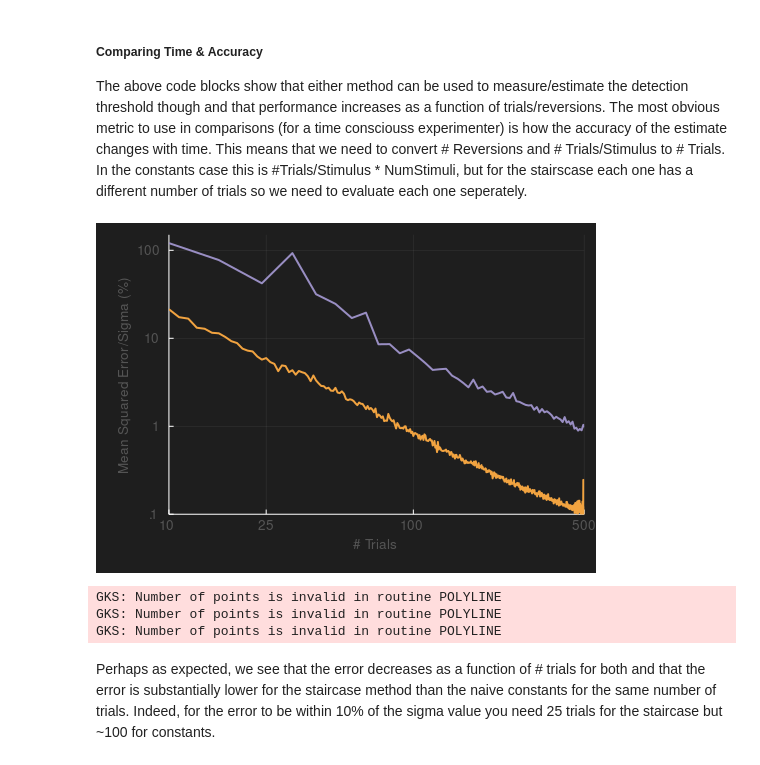
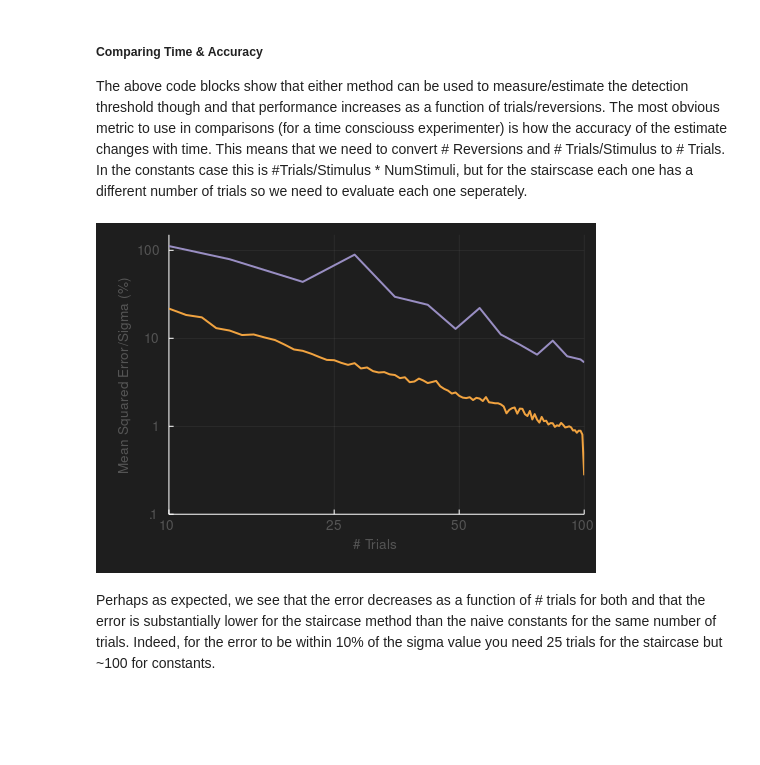
Before and after one commit to CMGreenspon/BCIDetectionThresholdSimulations, a Jupyter notebook: DetectionThresholdNotebook.ipynb, the cells around one changed output. Cells and saved outputs as stored; diff of their text form; code cells hidden in the pictures; blank space fills up the shorter version.

```diff
--- a/DetectionThresholdNotebook.ipynb
+++ b/DetectionThresholdNotebook.ipynb
@@ -105,7 +105,7 @@ Importantly, each criterion will converge at a different location as will the ta
 # %%
 criterion = [3,1]
 num_afc = 2;
-num_perms = 10000
+num_stair_perms = num_perms * 10
 target_p = GetTransformedStaircaseTarget(num_afc, criterion)
 target_amplitude = quantile(Normal(detection_threshold, sigma), target_p)
 # Single staircase simulation
@@ -120,12 +120,12 @@ incorrect_idx = findall(vec(detection_history[1:term_idx]) .== 0)
 # Now let's look at how accuracy changes as a function of # reversions
 max_num_reversions = 100 # Similarly excessive
 # Repeat for the staircase and number of reversions
-staircase_num_revs_t_est = zeros(max_num_reversions, num_perms); fill!(staircase_num_revs_t_est, NaN)
-staircase_num_revs_t_stop = zeros(max_num_reversions, num_perms); fill!(staircase_num_revs_t_stop, NaN)
+staircase_num_revs_t_est = zeros(max_num_reversions, num_stair_perms); fill!(staircase_num_revs_t_est, NaN)
+staircase_num_revs_t_stop = zeros(max_num_reversions, num_stair_perms); fill!(staircase_num_revs_t_stop, NaN)
 Threads.@threads for MaxReversions = 3:max_num_reversions
   _, _, _, staircase_num_revs_t_est[MaxReversions,:], staircase_num_revs_t_stop[MaxReversions,:] =
-   TransformedStaircaseSimulation(valid_stims, pDetected, MaxReversions = MaxReversions, NumPerms = num_perms, NumAFC = 2,
-   SkipFirstNReversions = 2)
+   TransformedStaircaseSimulation(valid_stims, pDetected, MaxReversions = MaxReversions, NumPerms = num_stair_perms, NumAFC = 2,
+   SkipFirstNReversions = 2, InitAmp = Int(round(target_amplitude)), InitStepSize = 10)
 end
 # Compute stats across permutations
 t_mean_tstairs = vec(nanmean(staircase_num_revs_t_est, dims = 2))
@@ -169,35 +172,33 @@ StaircaseNumReversionsPlot = plot(xlabel = "# Reversions", ylabel = "Predicted T
 The above code blocks show that either method can be used to measure/estimate the detection threshold though and that performance increases as a function of trials/reversions. The most obvious metric to use in comparisons (for a time consciouss experimenter) is how the accuracy of the estimate changes with time. This means that we need to convert # Reversions and # Trials/Stimulus to # Trials. In the constants case this is #Trials/Stimulus * NumStimuli, but for the stairscase each one has a different number of trials so we need to evaluate each one seperately.
 # %%
 # Sort the staircase values
+max_rt = 100
 # Convert to vec for Histogram function
-t_stop_vec = vec(staircase_num_revs_t_stop); max_rt = Int(nanmaximum(t_stop_vec))
+t_stop_vec = vec(staircase_num_revs_t_stop);
 t_est_vec = vec(staircase_num_revs_t_est)
 h = fit(Histogram, t_stop_vec, 1:max_rt)
 # This gives up the bin index (== t_stop) that we can use on t_est
 indmap = StatsBase.binindex.(Ref(h), t_stop_vec)
 t_mean_staircase_sorted = zeros(max_rt)
 t_std_staircase_sorted = zeros(max_rt)
 t_error_staircase_sorted = zeros(max_rt)
 for tr = 1:max_rt
     tr_idx = findall(indmap .== tr)
     if length(tr_idx) > 0
         t_mean_staircase_sorted[tr] = nanmean(t_est_vec[tr_idx])
         t_std_staircase_sorted[tr] = nanstd(t_est_vec[tr_idx])
         t_error_staircase_sorted[tr] = nanmean((t_est_vec[tr_idx].- target_amplitude).^2) # Need to subtract target amplitude instead
     end
 end
 
-ErrorComparisonPlot = plot(xlabel = "# Trials", ylabel = "Mean Squared Error/Sigma (%)", xlim=(10, 500),
+ErrorComparisonPlot = plot(xlabel = "# Trials", ylabel = "Mean Squared Error/Sigma (%)", xlim=(10, 100),
  size=(500,350), bottom_margin=5mm, left_margin=5mm, xscale=:log10, yscale=:log10, ylim=(1e-1, 150),
- xticks=([10, 25, 100, 500], ["10", "25", "100", "500"]), yticks=([.1, 1, 10, 100], [".1", "1", "10", "100"]))
+ xticks=([10, 25, 50, 100], ["10", "25", "50", "100"]), yticks=([.1, 1, 10, 100], [".1", "1", "10", "100"]))
 plot!(ErrorComparisonPlot, collect(1:max_repeats_per_intensity).*length(test_stims), t_error_uconsts./sigma,
  linecolor=ColorSchemes.PuOr_3[3], linewidth=2)
 plot!(ErrorComparisonPlot, 1:max_rt, t_error_staircase_sorted./sigma, linecolor=ColorSchemes.PuOr_3[1], linewidth=2)
 # %% [output]
-[figure, old version]
+[figure, new version]
-GKS: Number of points is invalid in routine POLYLINE
-GKS: Number of points is invalid in routine POLYLINE
-GKS: Number of points is invalid in routine POLYLINE
 # %% [markdown]
 Perhaps as expected, we see that the error decreases as a function of # trials for both and that the error is substantially lower for the staircase method than the naive constants for the same number of trials. Indeed, for the error to be within 10% of the sigma value you need 25 trials for the staircase but ~100 for constants.
 # %% [markdown]
```
Also changed, not shown: parts of 6 cells of this notebook.
